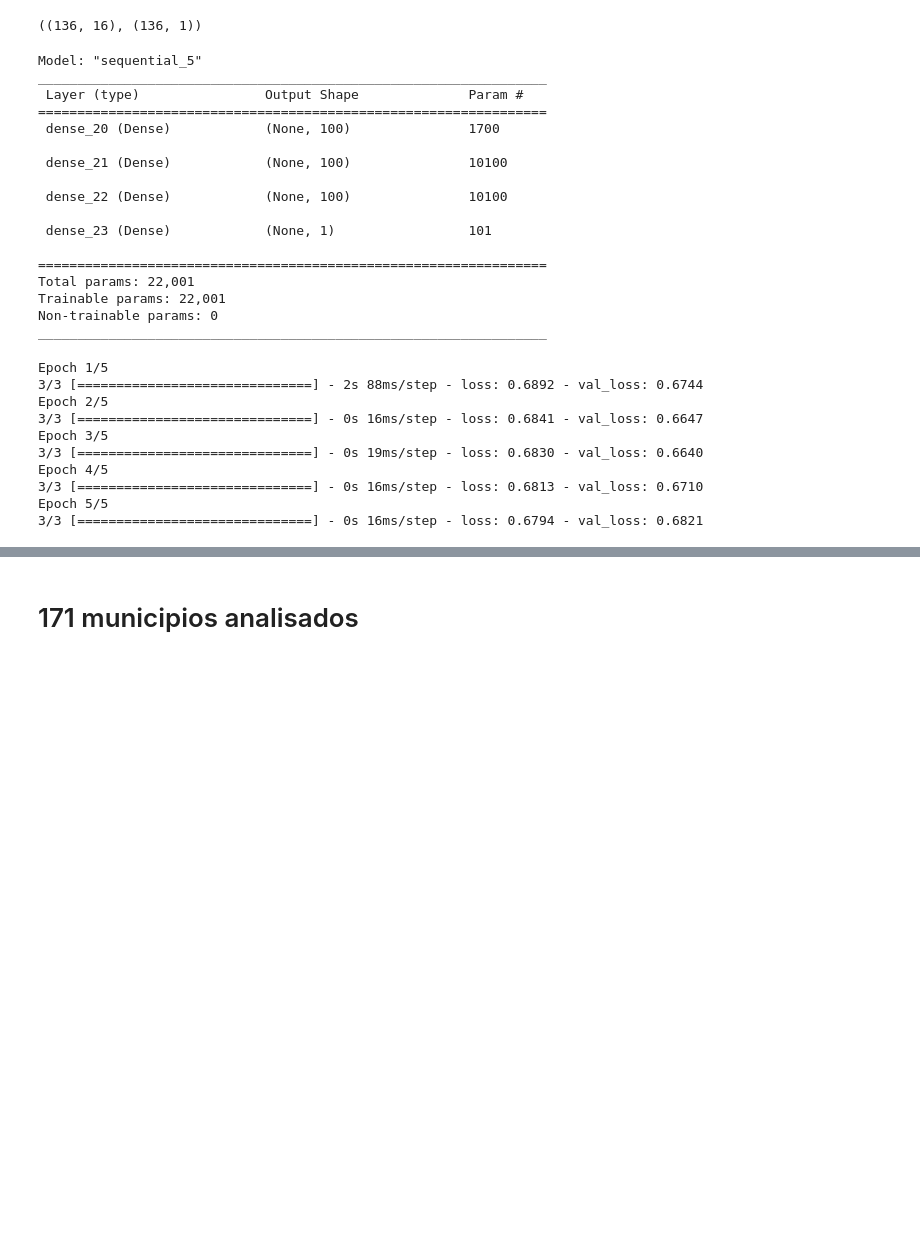
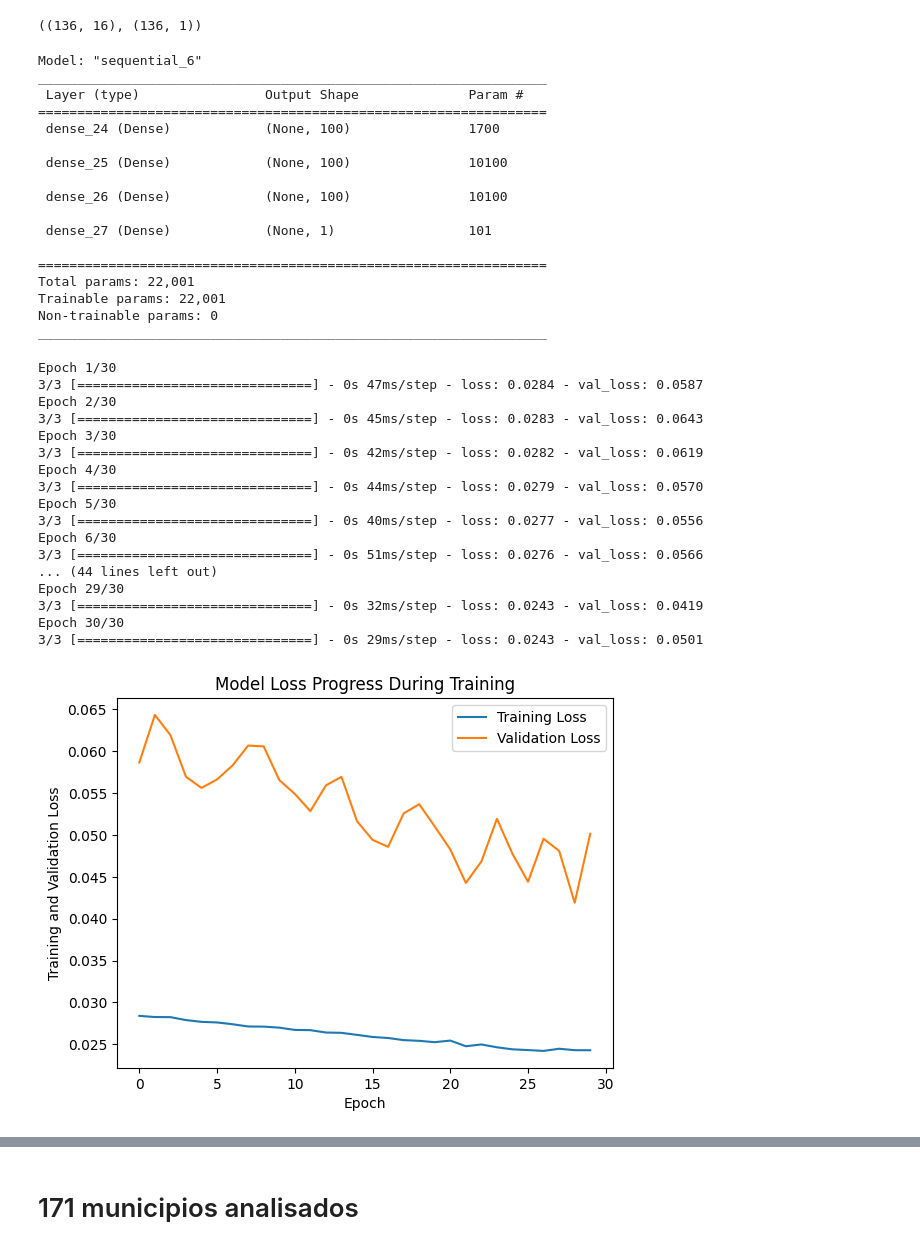
Before and after one commit to nervaljunior/JupyterHub, a Jupyter notebook: Untitled0.ipynb, the cells around one changed output, grey strips where cells are left out. Cells and saved outputs as stored; diff of their text form; code cells hidden in the pictures; blank space fills up the shorter version.

```diff
--- a/Untitled0.ipynb
+++ b/Untitled0.ipynb
@@ -321,21 +321,21 @@ model = tf.keras.models.Sequential()
 model.add(tf.keras.layers.Dense(units=100, activation='relu', input_shape=(16, )))
 model.add(tf.keras.layers.Dense(units=100, activation='relu'))
 model.add(tf.keras.layers.Dense(units=100, activation='relu'))
-model.add(tf.keras.layers.Dense(units=1, activation='sigmoid'))
+model.add(tf.keras.layers.Dense(units=1, activation='linear'))
 # %%
 model.summary()
 # %% [output]
-Model: "sequential_5"
+Model: "sequential_6"
 _________________________________________________________________
  Layer (type)                Output Shape              Param #
 =================================================================
- dense_20 (Dense)            (None, 100)               1700
+ dense_24 (Dense)            (None, 100)               1700
 
- dense_21 (Dense)            (None, 100)               10100
+ dense_25 (Dense)            (None, 100)               10100
 
- dense_22 (Dense)            (None, 100)               10100
+ dense_26 (Dense)            (None, 100)               10100
 
- dense_23 (Dense)            (None, 1)                 101
+ dense_27 (Dense)            (None, 1)                 101
 
 =================================================================
 Total params: 22,001
@@ -343,17 +343,33 @@ Trainable params: 22,001
 Non-trainable params: 0
 _________________________________________________________________
 # %%
-model.compile(optimizer='adam', loss='binary_crossentropy')
+model.compile(optimizer='Adam', loss='mean_squared_error')
 # %%
-epochs_hist = model.fit(x=x_train, y=y_train, epochs = 5, batch_size = 50,validation_data=(x_valid, y_valid))
+epochs_hist = model.fit(x=x_train, y=y_train, epochs = 30, batch_size = 50,validation_data=(x_valid, y_valid))
 # %% [output]
-Epoch 1/5
-3/3 [==============================] - 2s 88ms/step - loss: 0.6892 - val_loss: 0.6744
-Epoch 2/5
-3/3 [==============================] - 0s 16ms/step - loss: 0.6841 - val_loss: 0.6647
-Epoch 3/5
-3/3 [==============================] - 0s 19ms/step - loss: 0.6830 - val_loss: 0.6640
-Epoch 4/5
-3/3 [==============================] - 0s 16ms/step - loss: 0.6813 - val_loss: 0.6710
-Epoch 5/5
-3/3 [==============================] - 0s 16ms/step - loss: 0.6794 - val_loss: 0.6821
+Epoch 1/30
+3/3 [==============================] - 0s 47ms/step - loss: 0.0284 - val_loss: 0.0587
+Epoch 2/30
+3/3 [==============================] - 0s 45ms/step - loss: 0.0283 - val_loss: 0.0643
+Epoch 3/30
+3/3 [==============================] - 0s 42ms/step - loss: 0.0282 - val_loss: 0.0619
+Epoch 4/30
+3/3 [==============================] - 0s 44ms/step - loss: 0.0279 - val_loss: 0.0570
+Epoch 5/30
+3/3 [==============================] - 0s 40ms/step - loss: 0.0277 - val_loss: 0.0556
+Epoch 6/30
+3/3 [==============================] - 0s 51ms/step - loss: 0.0276 - val_loss: 0.0566
+... (44 lines left out)
+Epoch 29/30
+3/3 [==============================] - 0s 32ms/step - loss: 0.0243 - val_loss: 0.0419
+Epoch 30/30
+3/3 [==============================] - 0s 29ms/step - loss: 0.0243 - val_loss: 0.0501
+# %%
+plt.plot(epochs_hist.history['loss'])
+plt.plot(epochs_hist.history['val_loss'])
+plt.title('Model Loss Progress During Training')
+plt.xlabel('Epoch')
+plt.ylabel('Training and Validation Loss')
+plt.legend(['Training Loss', 'Validation Loss']);
+# %% [output]
+[figure, added]
```
Also changed, not shown: parts of 4 cells of this notebook.
